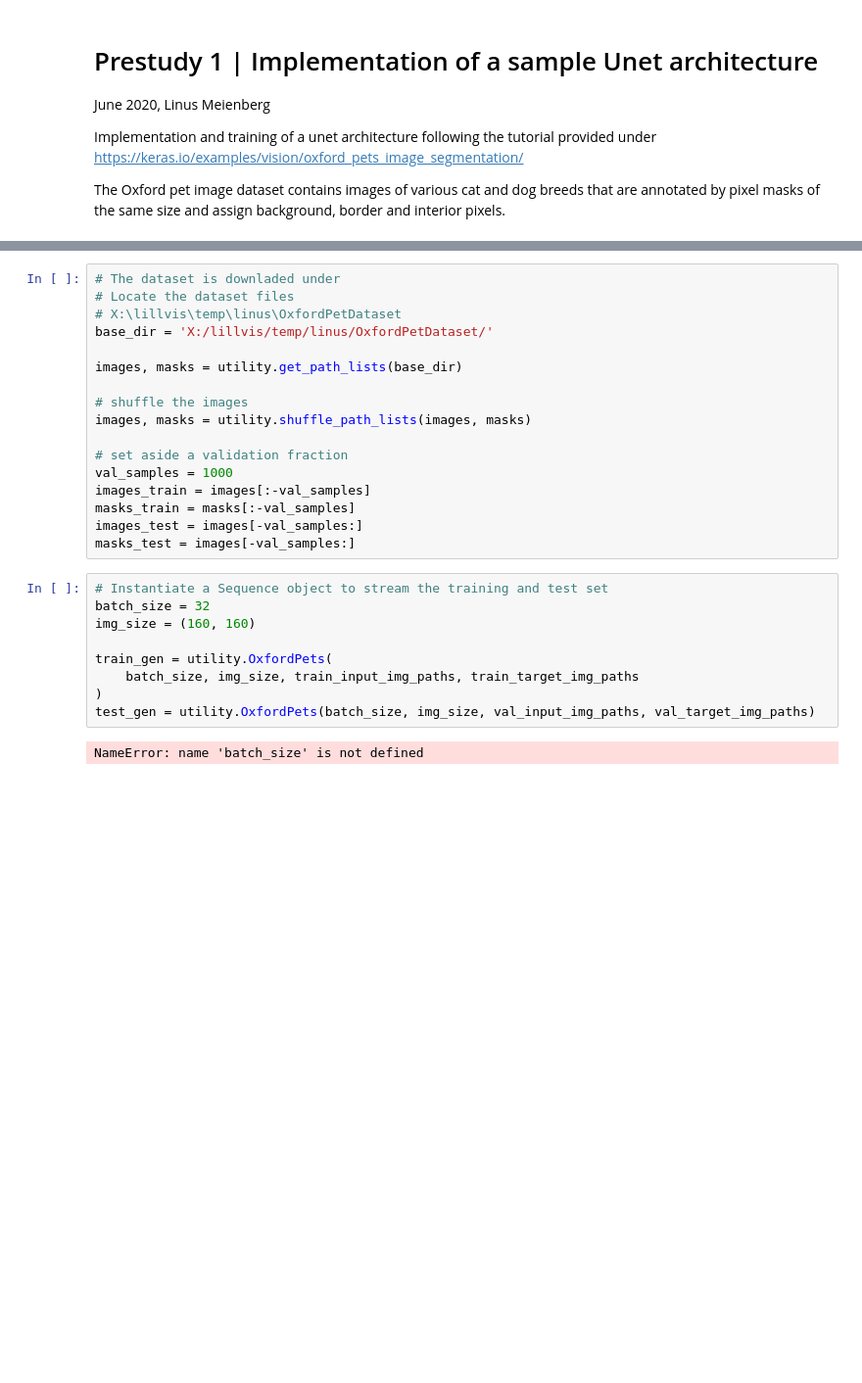
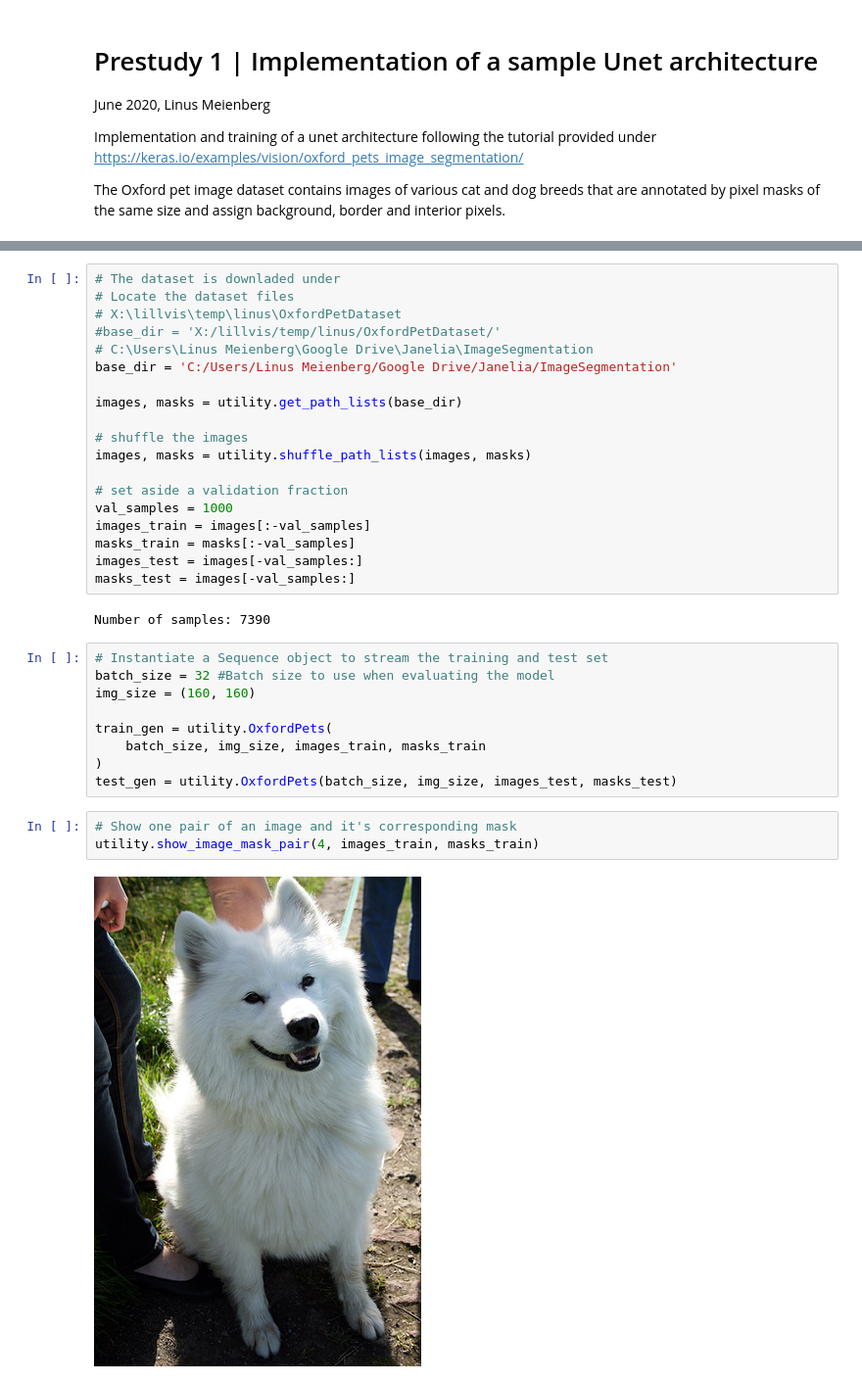
Before and after one commit to randomstructures/ExLSM-Image-Segmentation, a Jupyter notebook: Unet1/unet.ipynb, the cells around one changed output, grey strips where cells are left out. Shown at 98% size. Saved outputs shown, nothing was run; the diff lists cells and outputs as text; blank space fills up the shorter version.

```diff
--- a/Unet1/unet.ipynb
+++ b/Unet1/unet.ipynb
@@ -18,7 +20,9 @@ reload(utility)
 # The dataset is downladed under
 # Locate the dataset files
 # X:\lillvis\temp\linus\OxfordPetDataset
-base_dir = 'X:/lillvis/temp/linus/OxfordPetDataset/'
+#base_dir = 'X:/lillvis/temp/linus/OxfordPetDataset/'
+# C:\Users\Linus Meienberg\Google Drive\Janelia\ImageSegmentation
+base_dir = 'C:/Users/Linus Meienberg/Google Drive/Janelia/ImageSegmentation'
 
 images, masks = utility.get_path_lists(base_dir)
 
@@ -31,14 +35,19 @@ images_train = images[:-val_samples]
 masks_train = masks[:-val_samples]
 images_test = images[-val_samples:]
 masks_test = images[-val_samples:]
+# %% [output]
+Number of samples: 7390
 # %%
 # Instantiate a Sequence object to stream the training and test set
-batch_size = 32
+batch_size = 32 #Batch size to use when evaluating the model
 img_size = (160, 160)
 
 train_gen = utility.OxfordPets(
-    batch_size, img_size, train_input_img_paths, train_target_img_paths
+    batch_size, img_size, images_train, masks_train
 )
-test_gen = utility.OxfordPets(batch_size, img_size, val_input_img_paths, val_target_img_paths)
+test_gen = utility.OxfordPets(batch_size, img_size, images_test, masks_test)
-# %% [output]
-NameError: name 'batch_size' is not defined
+# %%
+# Show one pair of an image and it's corresponding mask
+utility.show_image_mask_pair(4, images_train, masks_train)
+# %% [output]
+[figure, added]
```
Also changed, not shown: parts of 5 cells of this notebook.
